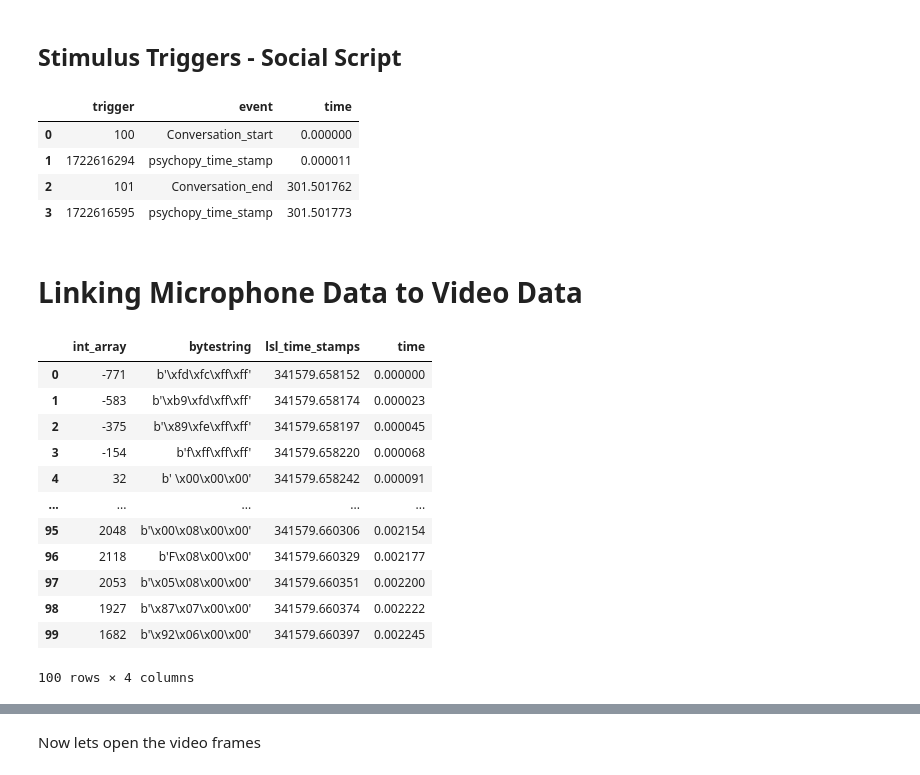
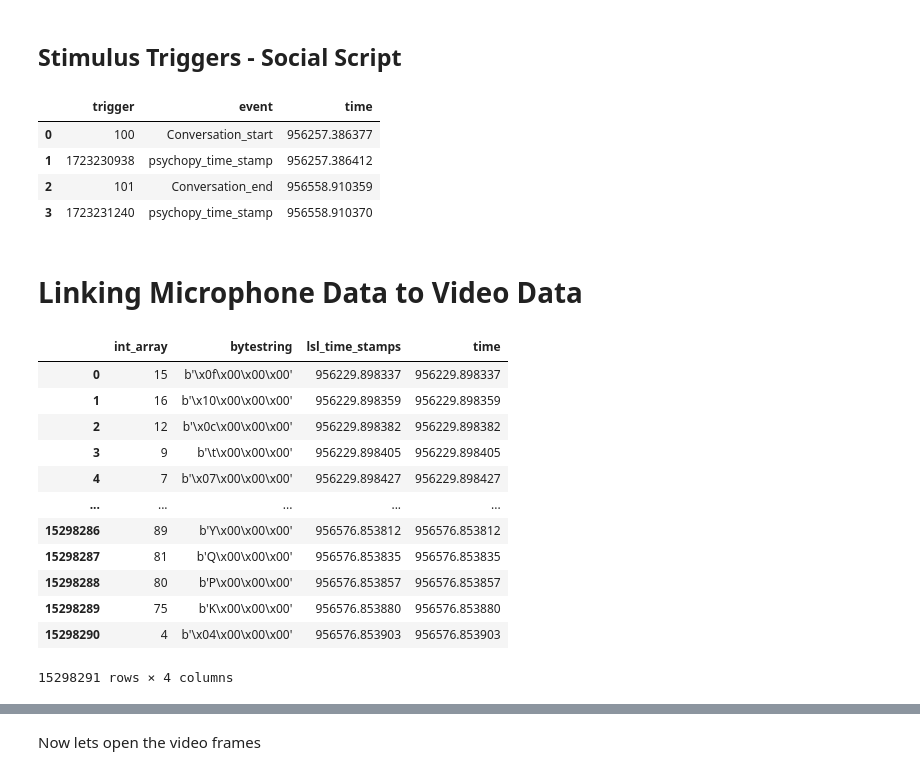
Before and after one commit to BryanGonzalez262/MOBI2024, a Jupyter notebook: CUNY_FACIAL/Code/pilot_check.ipynb, the cells around one changed output, grey strips where cells are left out. Saved outputs shown, nothing was run; the diff lists cells and outputs as text; code cells hidden in the pictures.

```diff
--- a/CUNY_FACIAL/Code/pilot_check.ipynb
+++ b/CUNY_FACIAL/Code/pilot_check.ipynb
@@ -13,8 +13,9 @@ import cv2
 # %% [markdown]
 # Load Data
 # %%
-xdf_path = "C:/Users/Admin/Documents/CurrentStudy/sub-P005/ses-S001/mobi/sub-P005_ses-S001_task-Social_run-001_mobi.xdf"
-
+xdf_path = "C:/Users/Admin/Documents/CurrentStudy/sub-P004/ses-S001/mobi/sub-P004_ses-S001_task-Social_run-001_mobi.xdf"
+xdf_path = "C:/Users/Admin/Documents/CurrentStudy/sub-Pbryan/ses-S001/eeg/sub-Pbryan_ses-S001_task-physio_run-001_eeg.xdf"
+xdf_path = "C:/Users/Admin/Documents/CurrentStudy/sub-Pbryan/ses-S001/mic/sub-Pbryan_ses-S001_task-MicTest_run-001_mic.xdf"
 data, header = pyxdf.load_xdf(xdf_path)
 streams_collected = [stream['info']['name'][0] for stream in data]
 streams_collected
@@ -160,7 +154,7 @@ durations
 # %% [markdown]
 ## Stimulus Triggers - Social Script
 # %%
-stim_dat = data[4]
+stim_dat = data[0]
 stim_df = pd.DataFrame(stim_dat['time_series'])
 stim_df.rename(columns={0: 'trigger'}, inplace=True)
 
@@ -172,37 +166,37 @@ stim_df['event'] = stim_df['trigger'].apply(lambda x: events[x] if x in events.k
 
 # relabel the event as a psychopy timestamp if the trigger is greater than 4 digits
 stim_df.loc[stim_df.trigger.astype(str).str.len() > 4, 'event'] = 'psychopy_time_stamp'
-stim_df['time'] = stim_dat['time_stamps'] - stim_dat['time_stamps'][0]
+stim_df['time'] = stim_dat['time_stamps'] #- stim_dat['time_stamps'][0]
 
 conversation_onset_stim = stim_df.loc[stim_df.event == 'Conversation_start', 'time'].values[0]
 conversation_offset_stim = stim_df.loc[stim_df.event == 'Conversation_end', 'time'].values[0]
 stim_df
 # %% [output]
 |  | trigger | event | time |
-| 0 | 100 | Conversation_start | 0.000000 |
-| 1 | 1722616294 | psychopy_time_stamp | 0.000011 |
-| 2 | 101 | Conversation_end | 301.501762 |
-| 3 | 1722616595 | psychopy_time_stamp | 301.501773 |
+| 0 | 100 | Conversation_start | 956257.386377 |
+| 1 | 1723230938 | psychopy_time_stamp | 956257.386412 |
+| 2 | 101 | Conversation_end | 956558.910359 |
+| 3 | 1723231240 | psychopy_time_stamp | 956558.910370 |
 # %% [markdown]
 # Linking Microphone Data to Video Data
 # %%
-mic_data = data[5]
+mic_data = data[1]
 mic_df = pd.DataFrame(mic_data['time_series'], columns=['int_array'])
 mic_df['bytestring'] = mic_df['int_array'].apply(lambda x: np.array(x).tobytes())
 mic_df['lsl_time_stamps'] = mic_data['time_stamps']
-mic_df['time'] = mic_data['time_stamps'] - mic_data['time_stamps'][0]
-mic_df.head(100)
+mic_df['time'] = mic_data['time_stamps'] #- mic_data['time_stamps'][0]
+mic_df
 # %% [output]
 |  | int_array | bytestring | lsl_time_stamps | time |
-| 0 | -771 | b'\xfd\xfc\xff\xff' | 341579.658152 | 0.000000 |
-| 1 | -583 | b'\xb9\xfd\xff\xff' | 341579.658174 | 0.000023 |
-| 2 | -375 | b'\x89\xfe\xff\xff' | 341579.658197 | 0.000045 |
-| 3 | -154 | b'f\xff\xff\xff' | 341579.658220 | 0.000068 |
-| 4 | 32 | b' \x00\x00\x00' | 341579.658242 | 0.000091 |
+| 0 | 15 | b'\x0f\x00\x00\x00' | 956229.898337 | 956229.898337 |
+| 1 | 16 | b'\x10\x00\x00\x00' | 956229.898359 | 956229.898359 |
+| 2 | 12 | b'\x0c\x00\x00\x00' | 956229.898382 | 956229.898382 |
+| 3 | 9 | b'\t\x00\x00\x00' | 956229.898405 | 956229.898405 |
+| 4 | 7 | b'\x07\x00\x00\x00' | 956229.898427 | 956229.898427 |
 | ... | ... | ... | ... | ... |
-| 95 | 2048 | b'\x00\x08\x00\x00' | 341579.660306 | 0.002154 |
-| 96 | 2118 | b'F\x08\x00\x00' | 341579.660329 | 0.002177 |
-| 97 | 2053 | b'\x05\x08\x00\x00' | 341579.660351 | 0.002200 |
-| 98 | 1927 | b'\x87\x07\x00\x00' | 341579.660374 | 0.002222 |
-| 99 | 1682 | b'\x92\x06\x00\x00' | 341579.660397 | 0.002245 |
+| 15298286 | 89 | b'Y\x00\x00\x00' | 956576.853812 | 956576.853812 |
+| 15298287 | 81 | b'Q\x00\x00\x00' | 956576.853835 | 956576.853835 |
+| 15298288 | 80 | b'P\x00\x00\x00' | 956576.853857 | 956576.853857 |
+| 15298289 | 75 | b'K\x00\x00\x00' | 956576.853880 | 956576.853880 |
+| 15298290 | 4 | b'\x04\x00\x00\x00' | 956576.853903 | 956576.853903 |
-100 rows × 4 columns
+15298291 rows × 4 columns
```
Also changed, not shown: parts of 8 cells of this notebook.
